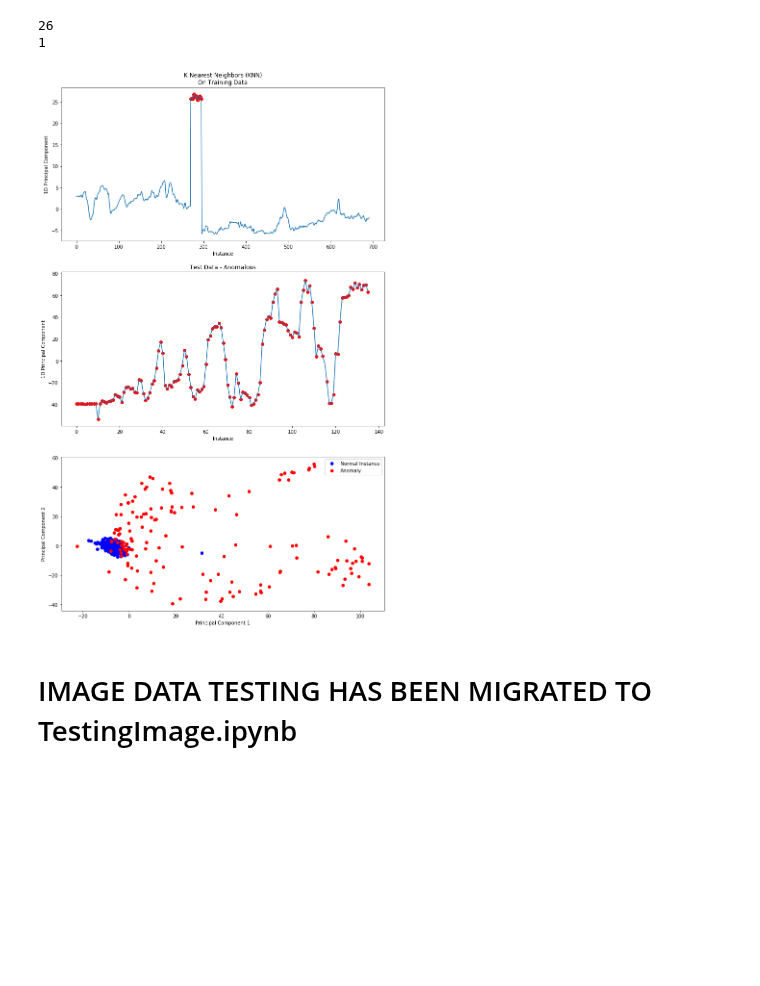
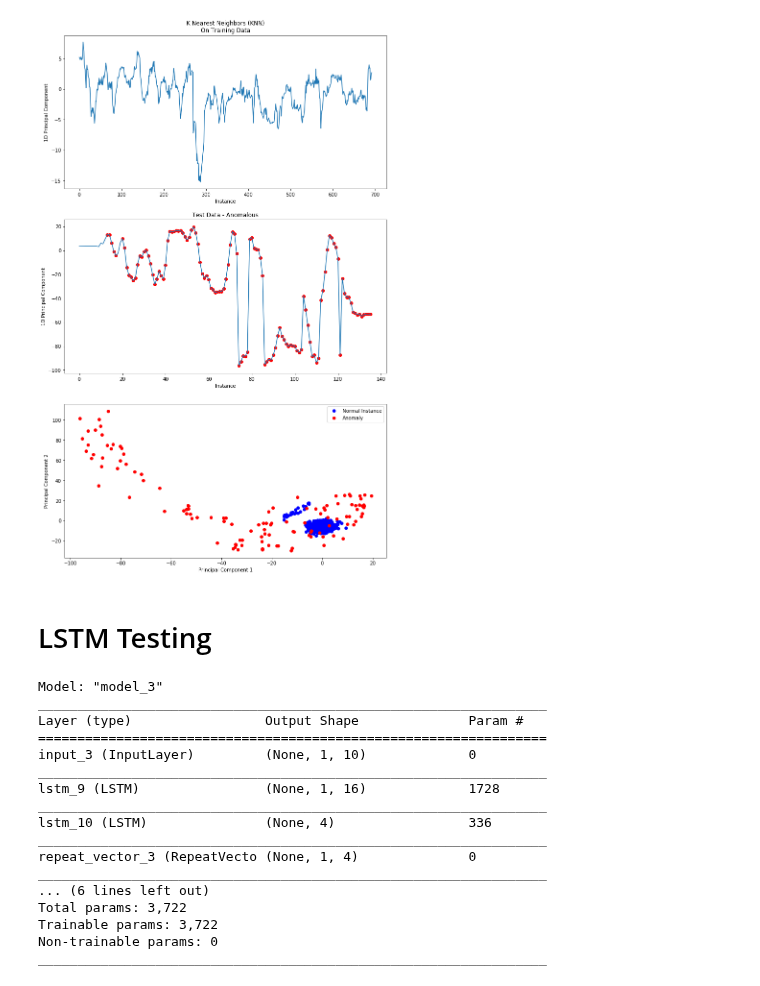
Before and after one commit to pratikluitel/SP-Cup, a Jupyter notebook: testingAlgos.ipynb, the cells around one changed output. Saved outputs shown, nothing was run; the diff lists cells and outputs as text; code cells hidden in the pictures; blank space fills up the shorter version.

```diff
--- a/testingAlgos.ipynb
+++ b/testingAlgos.ipynb
@@ -11,4 +20,5 @@ from pyod.models.knn import KNN
 # %%
 #load data
 DroneData = pd.read_csv('./DroneData/SP Cup 2020/IMU_camera Drone Synchronized training dataset_normal behabiour_no abnormalities/_slash_mavros_slash_imu_slash_data.csv')
+params = ['x','y','z','w','x.1','y.1','z.1','x.2','y.2','z.2']
 # %%
@@ -160,18 +166,20 @@ ax2.legend(['Trend','Anomaly'])
 # %%
 #using one class SVM
 
-from sklearn.svm import OneClassSVM
 
 #fit model
-oneclass = OneClassSVM(kernel='linear',nu = 0.89)
-oneclass.fit(trainData)
+
+oneclass = OneClassSVM(kernel='linear',nu = 0.9864317)
+oneclass.fit(find_theta_score(trainData,pcamod))
+#print(int((i-0.986431)/(0.986432-0.986431)*100),end = '\r')
 
 #predict anomalies
-tempanomalyPredictionSVM1 = oneclass.predict(testData1)
-anomalyPredictionSVM1 = tempanomalyPredictionSVM1 == 1
+tempanomalyPredictionSVM1 = oneclass.predict(find_theta_score(testData1,pcamod))
+anomalyPredictionSVM1 = tempanomalyPredictionSVM1 == -1
 
-#isofo is statistical, so we need to specify contamination beforehand,
-#which may not be a good method since our problem is very sparse in nature
+tempanomalyPredictionSVM2 = oneclass.predict(find_theta_score(testData2,pcamod))
+anomalyPredictionSVM2 = tempanomalyPredictionSVM2 == -1
+
 plt.figure(figsize = (12,20))
 ax1 = plt.subplot(3,1,1)
 
@@ -181,10 +189,6 @@ ax1.set_ylabel('1D Principal Component')
 
 
 plot_anomalies_in_1D(z_score1.T[0], anomalyPredictionSVM1)
-
-tempanomalyPredictionSVM2 = oneclass.predict(testData2)
-anomalyPredictionSVM2 = tempanomalyPredictionSVM2 == 1
-
 ax2 = plt.subplot(3,1,2)
 ax2.title.set_text('Test Data - Anomalous')
 ax2.set_xlabel('Instance')
@@ -196,9 +200,7 @@ ax3 = plt.subplot(3,1,3)
 ax3.set_xlabel('Principal Component 1')
 ax3.set_ylabel('Principal Component 2')
 
-plot_anomalies_in_2D(z2_score.T, np.concatenate([anomalyPredictionSVM1, anomalyPredictionSVM2]))
+plot_anomalies_in_2D(z2_score.T, np.concatenate((anomalyPredictionSVM1, anomalyPredictionSVM2)))
 ax1.legend(['Trend','Anomaly'])
 ax2.legend(['Trend','Anomaly'])
-print(sum(anomalyPredictionSVM1))
-print(len(anomalyPredictionSVM2)-sum(anomalyPredictionSVM2))
 # %% [output]
@@ -208,41 +209,38 @@ print(len(anomalyPredictionSVM2)-sum(anomalyPredictionSVM2))
 # %%
 #using KNN
 from pyod.models.knn import KNN
 
 params = ['x','y','z','w','x.1','y.1','z.1','x.2','y.2','z.2']
 #fit model
-lof = KNN()
 
-z = find_theta_score(trainData)
+lof = KNN(n_neighbors=67,method='mean')
 
-lof.fit(z)
+lof.fit(find_theta_score(trainData, pcamod))
+
 scores = lof.decision_scores_
-test_scores1 = lof.decision_function(find_theta_score(testData1,2))
-test_scores2 = lof.decision_function(find_theta_score(testData2,2))
+test_scores1 = lof.decision_function(find_theta_score(testData1,pcamod))
+test_scores2 = lof.decision_function(find_theta_score(testData2,pcamod))
 
-thres = scores.mean()+18*scores.std()
+thres = np.mean(scores)+20*(np.std(scores))
 anomalyPredictionLOF = test_scores1 > thres
 anomalyPredictionLOF1 = test_scores2 > thres
+
 plt.figure(figsize = (12,20))
 ax1 = plt.subplot(3,1,1)
 ax1.title.set_text('K Nearest Neighbors (KNN)\nOn Training Data')
 ax1.set_xlabel('Instance')
 ax1.set_ylabel('1D Principal Component')
 plot_anomalies_in_1D(z_score1.T[0], anomalyPredictionLOF)
 ax2 = plt.subplot(3,1,2)
 ax2.title.set_text('Test Data - Anomalous')
 ax2.set_xlabel('Instance')
 ax2.set_ylabel('1D Principal Component')
 plot_anomalies_in_1D(z_score2.T[0], anomalyPredictionLOF1)
 ax3 = plt.subplot(3,1,3)
 ax3.set_xlabel('Principal Component 1')
 ax3.set_ylabel('Principal Component 2')
 plot_anomalies_in_2D(z2_score.T, np.concatenate([anomalyPredictionLOF,anomalyPredictionLOF1]))
-print(sum(anomalyPredictionLOF))
-print(len(anomalyPredictionLOF1)-sum(anomalyPredictionLOF1))
 # %% [output]
-26
-1
-[figure, old version]
+[figure, new version]
-# %% [markdown]
-# IMAGE DATA TESTING HAS BEEN MIGRATED TO TestingImage.ipynb
+# %% [markdown]
+# LSTM Testing
@@ -248,0 +270,22 @@ print(len(anomalyPredictionLOF1)-sum(anomalyPredictionLOF1))
+# %%
+model = autoencoder_model(lstmTrain)
+model.compile(optimizer = 'adam', loss = 'mae')
+model.summary()
+# %% [output]
+Model: "model_3"
+_________________________________________________________________
+Layer (type)                 Output Shape              Param #
+=================================================================
+input_3 (InputLayer)         (None, 1, 10)             0
+_________________________________________________________________
+lstm_9 (LSTM)                (None, 1, 16)             1728
+_________________________________________________________________
+lstm_10 (LSTM)               (None, 4)                 336
+_________________________________________________________________
+repeat_vector_3 (RepeatVecto (None, 1, 4)              0
+_________________________________________________________________
+... (6 lines left out)
+Total params: 3,722
+Trainable params: 3,722
+Non-trainable params: 0
+_________________________________________________________________
```
Also changed, not shown: parts of 15 cells of this notebook, 1 other file.
